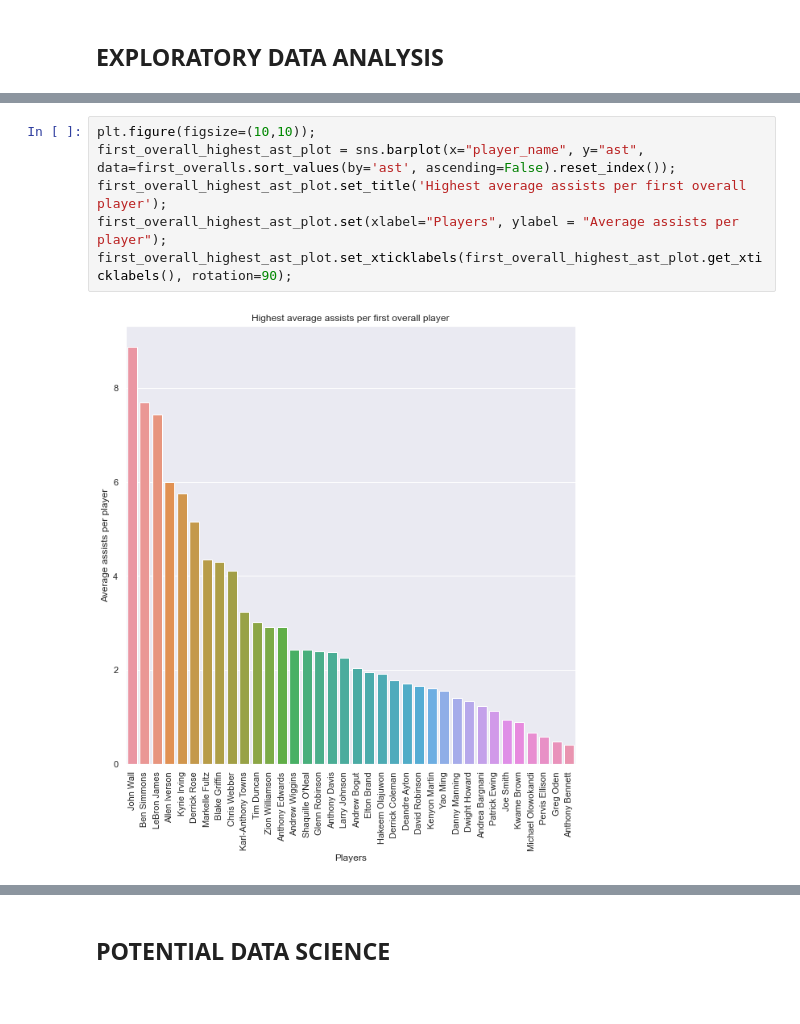
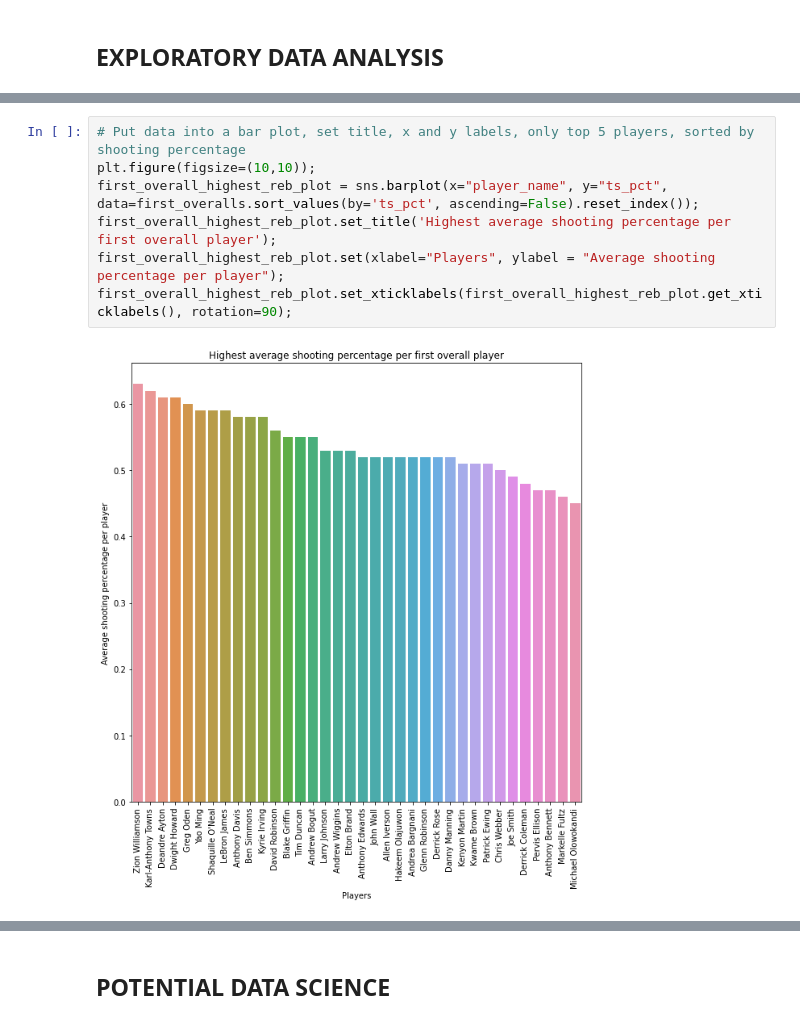
Before and after one commit to preet-panchal/NBA-MVP-Predictor, a Jupyter notebook: final-project-group16.ipynb, the cells around one changed output, grey strips where cells are left out. Saved outputs shown, nothing was run; the diff lists cells and outputs as text.

```diff
--- a/final-project-group16.ipynb
+++ b/final-project-group16.ipynb
@@ -329,8 +397,9 @@ first_overall_highest_pts_plot.set_xticklabels(first_overall_highest_pts_plot.ge
 # %%
+# Put data into a bar plot, set title, x and y labels, only top 5 players, sorted by shooting percentage
 plt.figure(figsize=(10,10));
-first_overall_highest_ast_plot = sns.barplot(x="player_name", y="ast", data=first_overalls.sort_values(by='ast', ascending=False).reset_index());
-first_overall_highest_ast_plot.set_title('Highest average assists per first overall player');
-first_overall_highest_ast_plot.set(xlabel="Players", ylabel = "Average assists per player");
-first_overall_highest_ast_plot.set_xticklabels(first_overall_highest_ast_plot.get_xticklabels(), rotation=90);
+first_overall_highest_reb_plot = sns.barplot(x="player_name", y="ts_pct", data=first_overalls.sort_values(by='ts_pct', ascending=False).reset_index());
+first_overall_highest_reb_plot.set_title('Highest average shooting percentage per first overall player');
+first_overall_highest_reb_plot.set(xlabel="Players", ylabel = "Average shooting percentage per player");
+first_overall_highest_reb_plot.set_xticklabels(first_overall_highest_reb_plot.get_xticklabels(), rotation=90);
 # %% [output]
-[figure, old version]
+[figure, new version]
```
Also changed, not shown: parts of 38 cells of this notebook.
